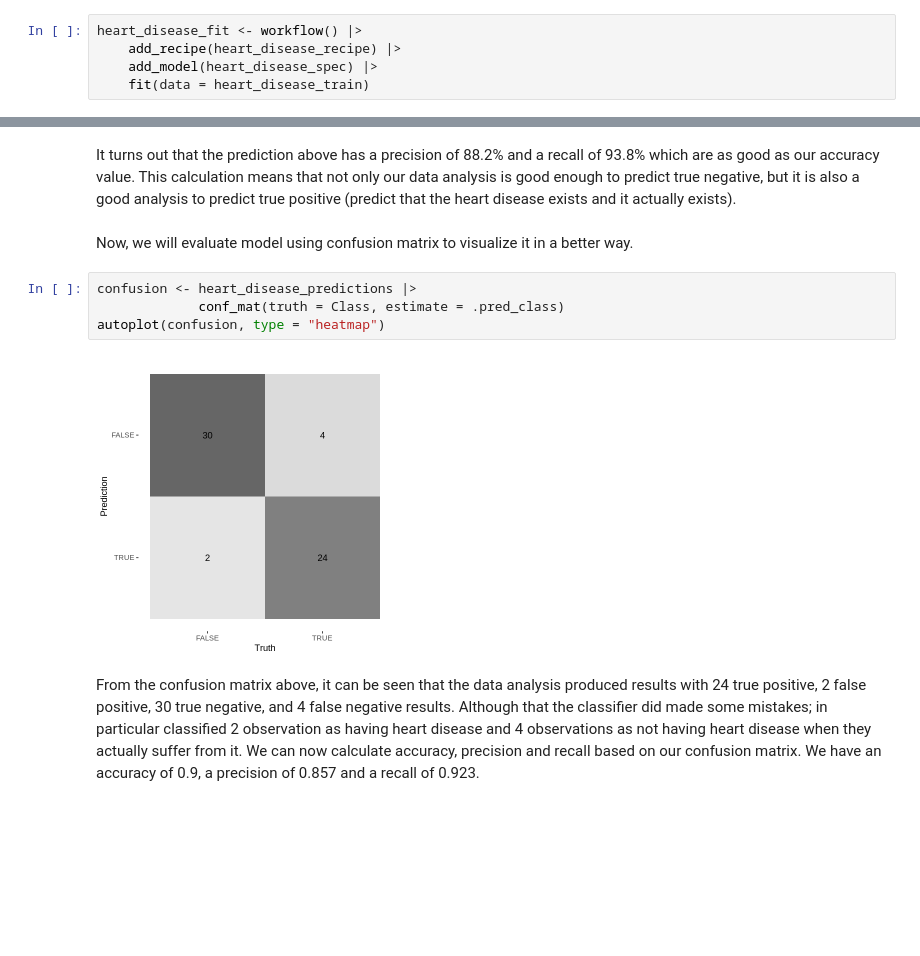
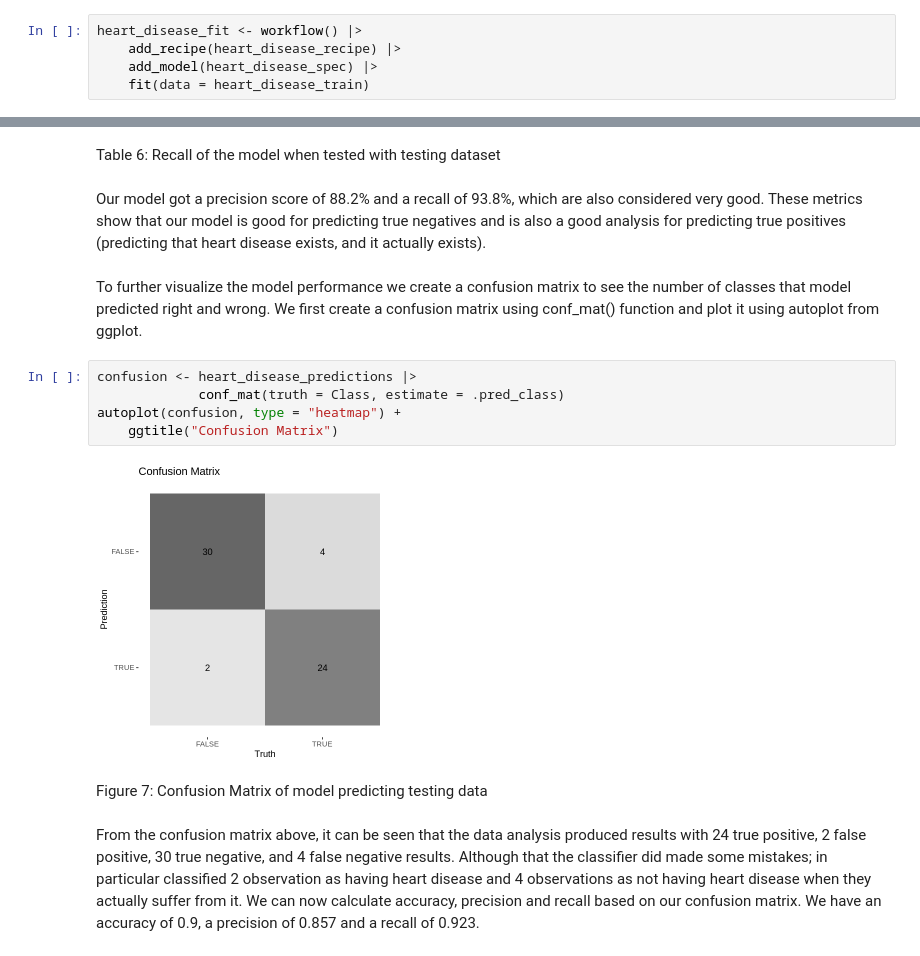
Before and after one commit to wtarit/dsci-100-project, a Jupyter notebook: group_report.ipynb, the cells around one changed output, grey strips where cells are left out. Cells and saved outputs as stored; diff of their text form; blank space fills up the shorter version.

Commit message:
Add table/figure number, edit text explanation in testing part

```diff
--- a/group_report.ipynb
+++ b/group_report.ipynb
@@ -439,13 +451,18 @@ A tibble: 1 × 3
+# %% [markdown]
+Table 6: Recall of the model when tested with testing dataset
 # %% [markdown]
-It turns out that the prediction above has a precision of 88.2% and a recall of 93.8% which are as good as our accuracy value. This calculation means that not only our data analysis is good enough to predict true negative, but it is also a good analysis to predict true positive (predict that the heart disease exists and it actually exists).
+Our model got a precision score of 88.2% and a recall of 93.8%, which are also considered very good. These metrics show that our model is good for predicting true negatives and is also a good analysis for predicting true positives (predicting that heart disease exists, and it actually exists).
 # %% [markdown]
-Now, we will evaluate model using confusion matrix to visualize it in a better way.
+To further visualize the model performance we create a confusion matrix to see the number of classes that model predicted right and wrong. We first create a confusion matrix using conf_mat() function and plot it using autoplot from ggplot.
 # %%
 confusion <- heart_disease_predictions |>
              conf_mat(truth = Class, estimate = .pred_class)
-autoplot(confusion, type = "heatmap")
+autoplot(confusion, type = "heatmap") +
+    ggtitle("Confusion Matrix")
 # %% [output]
-[figure, old version]
+[figure, new version]
+# %% [markdown]
+Figure 7: Confusion Matrix of model predicting testing data
 # %% [markdown]
 From the confusion matrix above, it can be seen that the data analysis produced results with 24 true positive, 2 false positive, 30 true negative, and 4 false negative results. Although that the classifier did made some mistakes; in particular classified 2 observation as having heart disease and 4 observations as not having heart disease when they actually suffer from it. We can now calculate accuracy, precision and recall based on our confusion matrix. We have an accuracy of 0.9, a precision of 0.857 and a recall of 0.923.
 # %% [markdown]
```
Also changed, not shown: parts of 13 cells of this notebook.
